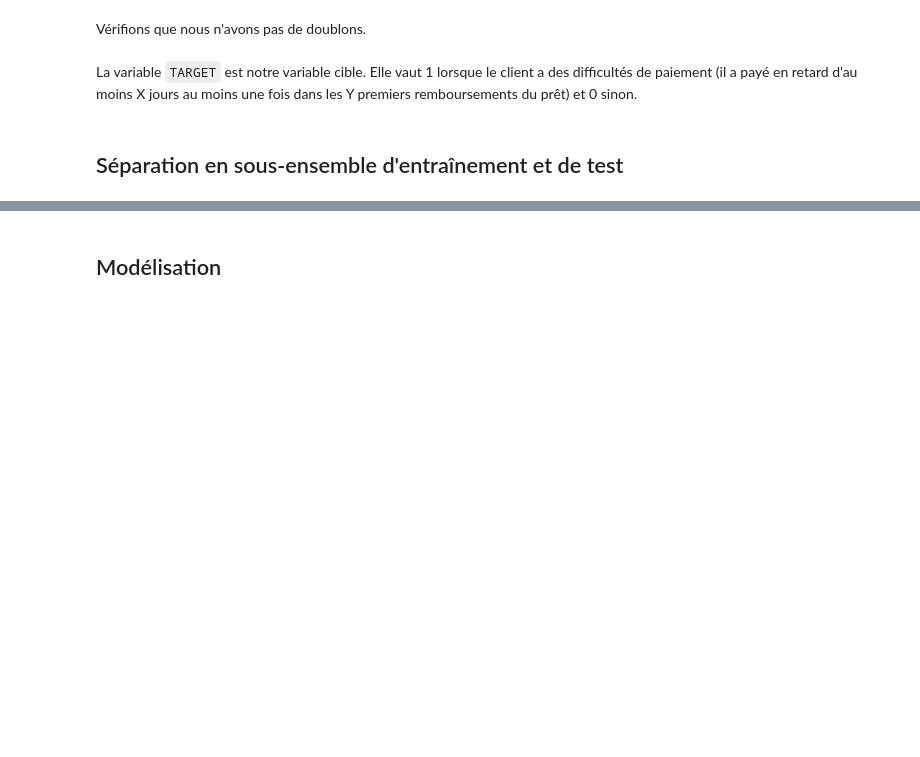
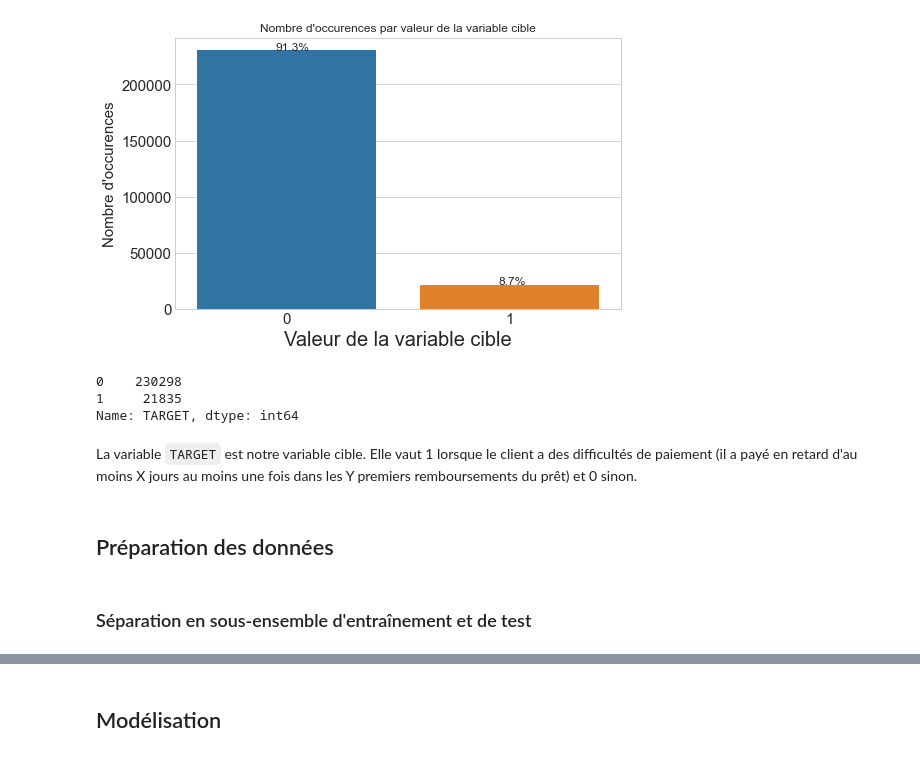
Before and after one commit to charlottemllt/Implementation-d-un-modele-de-scoring, a Jupyter notebook: Dossier Code/P7_02_NotebookModelisation.ipynb, the cells around one changed output, grey strips where cells are left out. Saved outputs shown, nothing was run; the diff lists cells and outputs as text; code cells hidden in the pictures; blank space fills up the shorter version.

````diff
--- a/Dossier Code/P7_02_NotebookModelisation.ipynb
+++ b/Dossier Code/P7_02_NotebookModelisation.ipynb
@@ -28,4 +14,6 @@ plt.style.use('seaborn-whitegrid')
 # %%
-df_best = pd.read_csv('df_final.csv')
-df_best.shape
+df = pd.read_csv('df_final.csv')
+print('Le DataFrame contient', df.shape[0], 'lignes qui sont nos clients, et',
+      df.shape[1], 'colonnes (dont l\'ID du client et sa target)')
+df.head()
 # %% [output]
@@ -78,2 +27,0 @@ df_nonNa = TraitementValeursManquantes(df_best, threshold=0.2)
-# %% [markdown]
-Vérifions que nous n'avons pas de doublons.
@@ -88,24 +28,34 @@ df_clean.head()
 # %%
 def without_hue(plot, feature):
     total = len(feature)
     for p in ax.patches:
         percentage = '{:.1f}%'.format(100 * p.get_height()/total)
         x = p.get_x() + p.get_width() / 2 - 0.05
         y = p.get_y() + p.get_height()
         ax.annotate(percentage, (x, y), size=12)
     plt.show()
 
 
 fig = plt.figure(figsize=(8, 5))
-ax = sns.barplot(x=df_clean['TARGET'].value_counts().index,
-                 y=df_clean['TARGET'].value_counts().values)
+ax = sns.barplot(x=df['TARGET'].value_counts().index,
+                 y=df['TARGET'].value_counts().values)
 plt.title('Nombre d\'occurences par valeur de la variable cible')
 plt.xlabel('Valeur de la variable cible', fontsize=20)
 plt.ylabel('Nombre d\'occurences', fontsize=15)
 plt.tick_params(axis='both', which='major', labelsize=15)
 
-without_hue(ax, df_clean['TARGET'])
+without_hue(ax, df['TARGET'])
+# %% [output]
+[figure, added]
+# %%
+df['TARGET'].value_counts()
+# %% [output]
+0    230298
+1     21835
+Name: TARGET, dtype: int64
 # %% [markdown]
 La variable ```TARGET``` est notre variable cible. Elle vaut 1 lorsque le client a des difficultés de paiement (il a payé en retard d'au moins X jours au moins une fois dans les Y premiers remboursements du prêt) et 0 sinon.
+# %% [markdown]
+## Préparation des données
 # %% [markdown]
-## Séparation en sous-ensemble d'entraînement et de test
+### Séparation en sous-ensemble d'entraînement et de test
````
Also changed, not shown: parts of 24 cells of this notebook.
